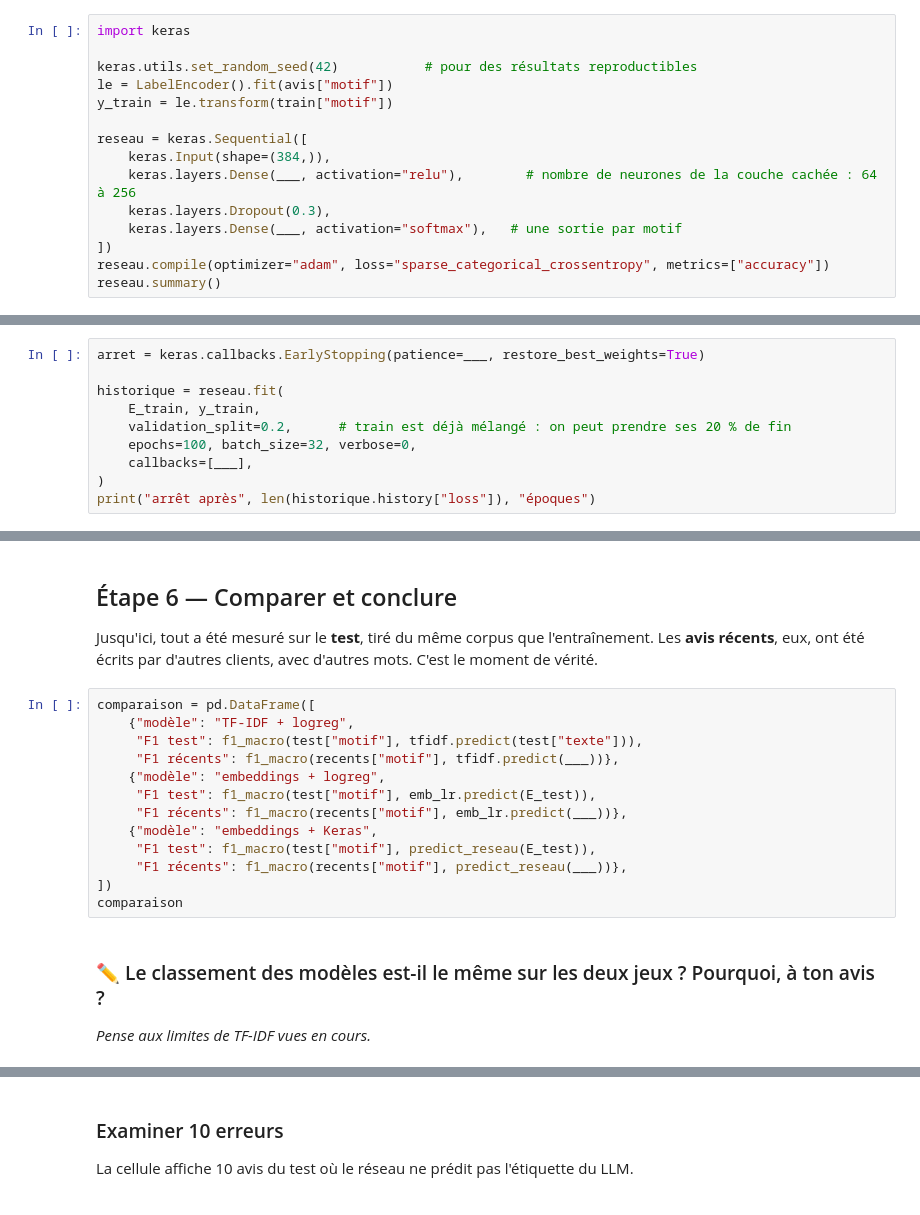
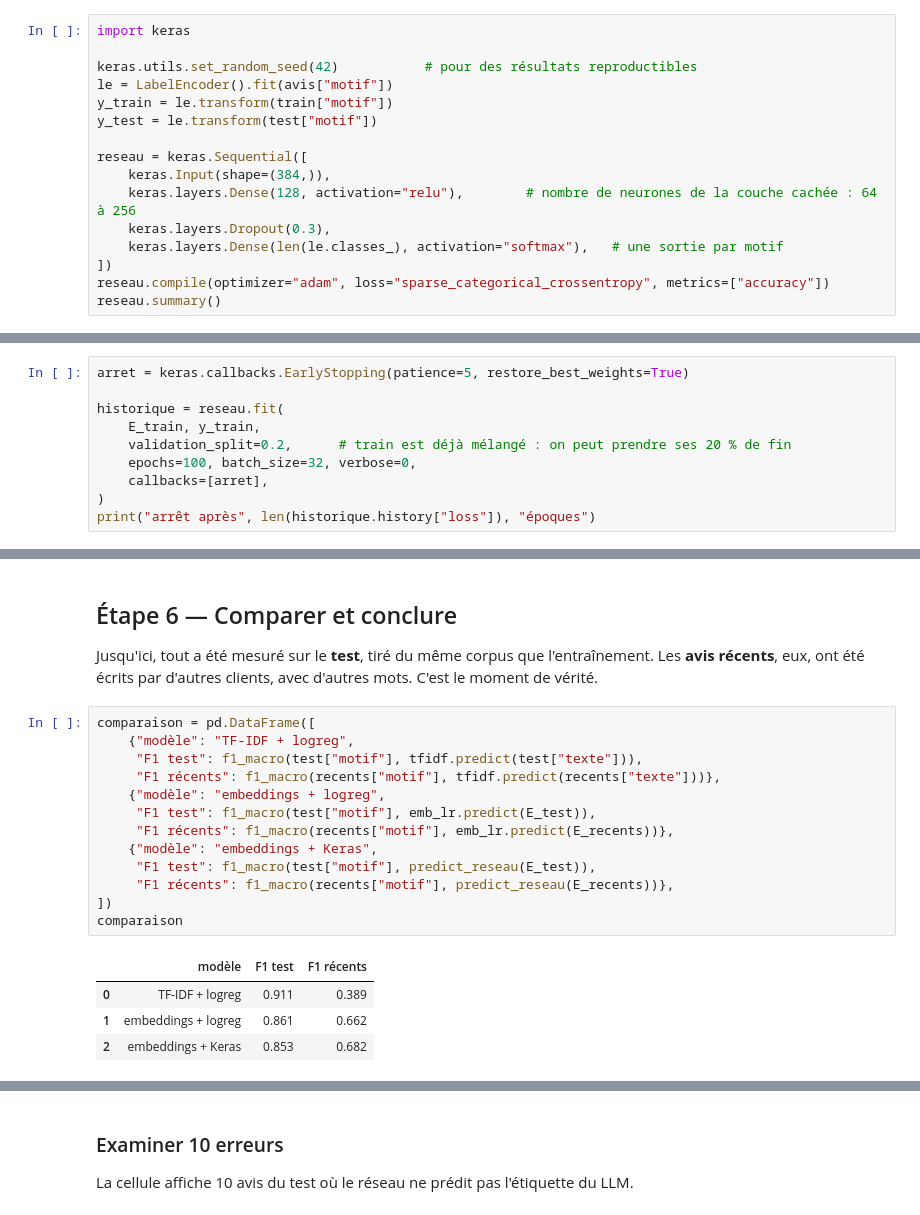
Before and after one commit to alexandre-berriau/Dev-IA-parcours-m1-b2-alexandre, a Jupyter notebook: notebooks/01_motifs_guide.ipynb, the cells around one changed output, grey strips where cells are left out. Drawn from its saved outputs; the diff is of its cells as text.

```diff
--- a/notebooks/01_motifs_guide.ipynb
+++ b/notebooks/01_motifs_guide.ipynb
@@ -124,12 +236,13 @@ import keras
 keras.utils.set_random_seed(42)           # pour des résultats reproductibles
 le = LabelEncoder().fit(avis["motif"])
 y_train = le.transform(train["motif"])
+y_test = le.transform(test["motif"])
 
 reseau = keras.Sequential([
     keras.Input(shape=(384,)),
-    keras.layers.Dense(___, activation="relu"),        # nombre de neurones de la couche cachée : 64 à 256
+    keras.layers.Dense(128, activation="relu"),        # nombre de neurones de la couche cachée : 64 à 256
     keras.layers.Dropout(0.3),
-    keras.layers.Dense(___, activation="softmax"),   # une sortie par motif
+    keras.layers.Dense(len(le.classes_), activation="softmax"),   # une sortie par motif
 ])
 reseau.compile(optimizer="adam", loss="sparse_categorical_crossentropy", metrics=["accuracy"])
 reseau.summary()
@@ -136,10 +263,10 @@ reseau.summary()
 # %%
-arret = keras.callbacks.EarlyStopping(patience=___, restore_best_weights=True)
+arret = keras.callbacks.EarlyStopping(patience=5, restore_best_weights=True)
 
 historique = reseau.fit(
     E_train, y_train,
     validation_split=0.2,      # train est déjà mélangé : on peut prendre ses 20 % de fin
     epochs=100, batch_size=32, verbose=0,
-    callbacks=[___],
+    callbacks=[arret],
 )
 print("arrêt après", len(historique.history["loss"]), "époques")
@@ -168,17 +335,18 @@ Les **avis récents**, eux, ont été écrits par d'autres clients, avec d'autre
 # %%
 comparaison = pd.DataFrame([
     {"modèle": "TF-IDF + logreg",
      "F1 test": f1_macro(test["motif"], tfidf.predict(test["texte"])),
-     "F1 récents": f1_macro(recents["motif"], tfidf.predict(___))},
+     "F1 récents": f1_macro(recents["motif"], tfidf.predict(recents["texte"]))},
     {"modèle": "embeddings + logreg",
      "F1 test": f1_macro(test["motif"], emb_lr.predict(E_test)),
-     "F1 récents": f1_macro(recents["motif"], emb_lr.predict(___))},
+     "F1 récents": f1_macro(recents["motif"], emb_lr.predict(E_recents))},
     {"modèle": "embeddings + Keras",
      "F1 test": f1_macro(test["motif"], predict_reseau(E_test)),
-     "F1 récents": f1_macro(recents["motif"], predict_reseau(___))},
+     "F1 récents": f1_macro(recents["motif"], predict_reseau(E_recents))},
 ])
 comparaison
+# %% [output]
+|  | modèle | F1 test | F1 récents |
+| 0 | TF-IDF + logreg | 0.911 | 0.389 |
+| 1 | embeddings + logreg | 0.861 | 0.662 |
+| 2 | embeddings + Keras | 0.853 | 0.682 |
-# %% [markdown]
-### ✏️ Le classement des modèles est-il le même sur les deux jeux ? Pourquoi, à ton avis ?
-
-*Pense aux limites de TF-IDF vues en cours.*
```
Also changed, not shown: parts of 28 cells of this notebook, 3 other files.
